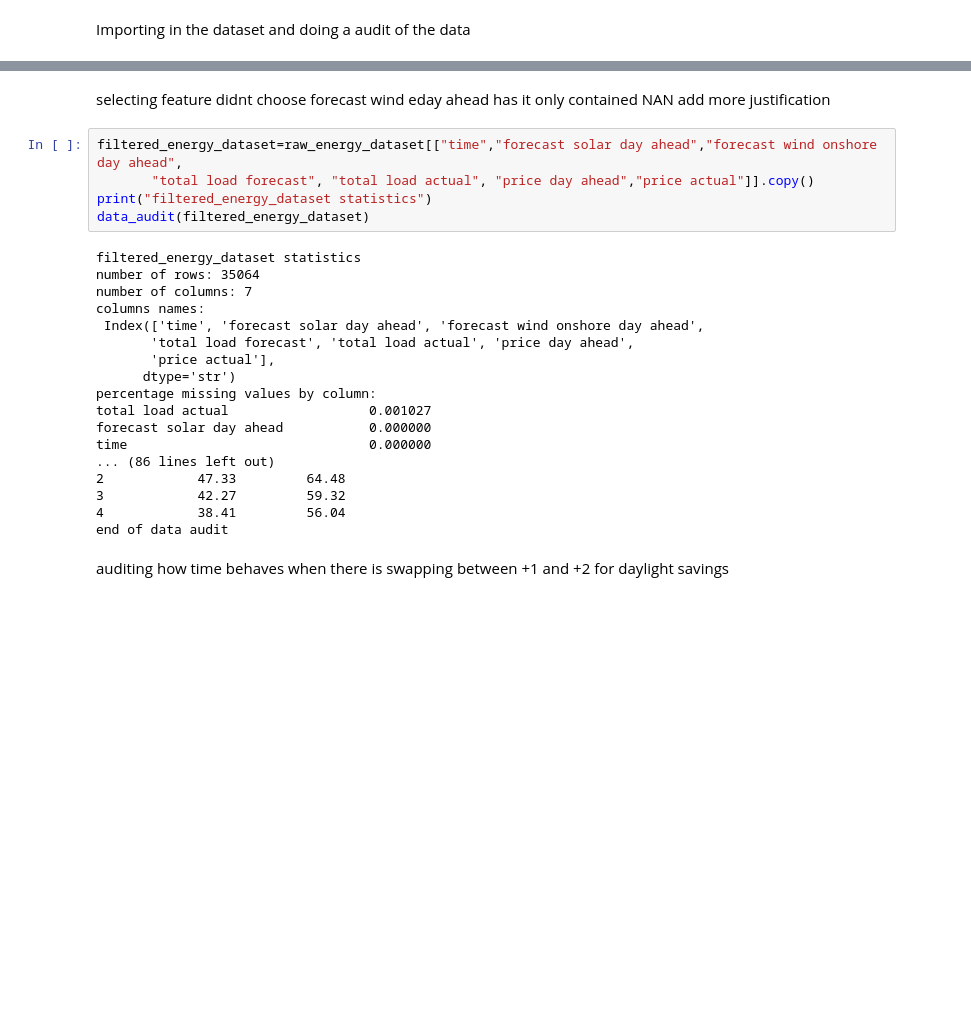
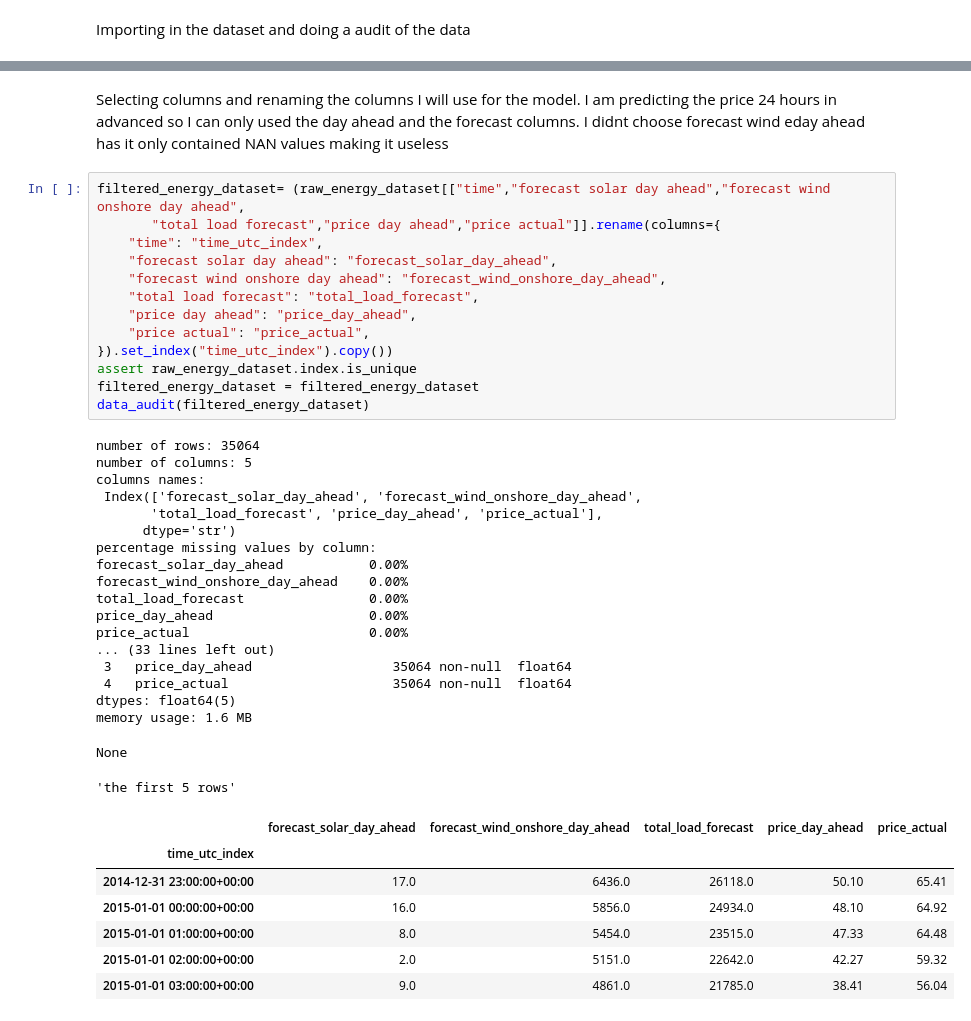
Before and after one commit to LeoFJoyce/using_machine_learning_for_forecasting_settlement_energy_prices, a Jupyter notebook: main.ipynb, the cells around one changed output, grey strips where cells are left out. Cells and saved outputs as stored; diff of their text form; blank space fills up the shorter version.

```diff
--- a/main.ipynb
+++ b/main.ipynb
@@ -35,28 +89,44 @@ end of data audit
 # %% [markdown]
-selecting feature
-didnt choose forecast wind eday ahead has it only contained NAN add more justification
+Selecting columns and renaming the columns I will use for the model.
+I am predicting the price 24 hours in advanced so I can only used the day ahead and the forecast columns.
+I didnt choose forecast wind eday ahead has it only contained NAN values making it useless
 # %%
-filtered_energy_dataset=raw_energy_dataset[["time","forecast solar day ahead","forecast wind onshore day ahead",
-       "total load forecast", "total load actual", "price day ahead","price actual"]].copy()
-print("filtered_energy_dataset statistics")
+filtered_energy_dataset= (raw_energy_dataset[["time","forecast solar day ahead","forecast wind onshore day ahead",
+       "total load forecast","price day ahead","price actual"]].rename(columns={
+    "time": "time_utc_index",
+    "forecast solar day ahead": "forecast_solar_day_ahead",
+    "forecast wind onshore day ahead": "forecast_wind_onshore_day_ahead",
+    "total load forecast": "total_load_forecast",
+    "price day ahead": "price_day_ahead",
+    "price actual": "price_actual",
+}).set_index("time_utc_index").copy())
+assert raw_energy_dataset.index.is_unique
+filtered_energy_dataset = filtered_energy_dataset
 data_audit(filtered_energy_dataset)
 # %% [output]
-filtered_energy_dataset statistics
 number of rows: 35064
-number of columns: 7
+number of columns: 5
 columns names:
- Index(['time', 'forecast solar day ahead', 'forecast wind onshore day ahead',
-       'total load forecast', 'total load actual', 'price day ahead',
-       'price actual'],
+ Index(['forecast_solar_day_ahead', 'forecast_wind_onshore_day_ahead',
+       'total_load_forecast', 'price_day_ahead', 'price_actual'],
       dtype='str')
 percentage missing values by column:
-total load actual                  0.001027
-forecast solar day ahead           0.000000
-time                               0.000000
-... (86 lines left out)
-2            47.33         64.48
-3            42.27         59.32
-4            38.41         56.04
-end of data audit
+forecast_solar_day_ahead           0.00%
+forecast_wind_onshore_day_ahead    0.00%
+total_load_forecast                0.00%
+price_day_ahead                    0.00%
+price_actual                       0.00%
+... (33 lines left out)
+ 3   price_day_ahead                  35064 non-null  float64
+ 4   price_actual                     35064 non-null  float64
+dtypes: float64(5)
+memory usage: 1.6 MB
+None
+'the first 5 rows'
+|  | forecast_solar_day_ahead | forecast_wind_onshore_day_ahead | total_load_forecast | price_day_ahead | price_actual |
+| time_utc_index |  |  |  |  |  |
+| 2014-12-31 23:00:00+00:00 | 17.0 | 6436.0 | 26118.0 | 50.10 | 65.41 |
+| 2015-01-01 00:00:00+00:00 | 16.0 | 5856.0 | 24934.0 | 48.10 | 64.92 |
+| 2015-01-01 01:00:00+00:00 | 8.0 | 5454.0 | 23515.0 | 47.33 | 64.48 |
+| 2015-01-01 02:00:00+00:00 | 2.0 | 5151.0 | 22642.0 | 42.27 | 59.32 |
+| 2015-01-01 03:00:00+00:00 | 9.0 | 4861.0 | 21785.0 | 38.41 | 56.04 |
-# %% [markdown]
-auditing how time behaves when there is swapping between +1 and +2 for daylight savings
```
Also changed, not shown: parts of 23 cells of this notebook, 3 other files.
